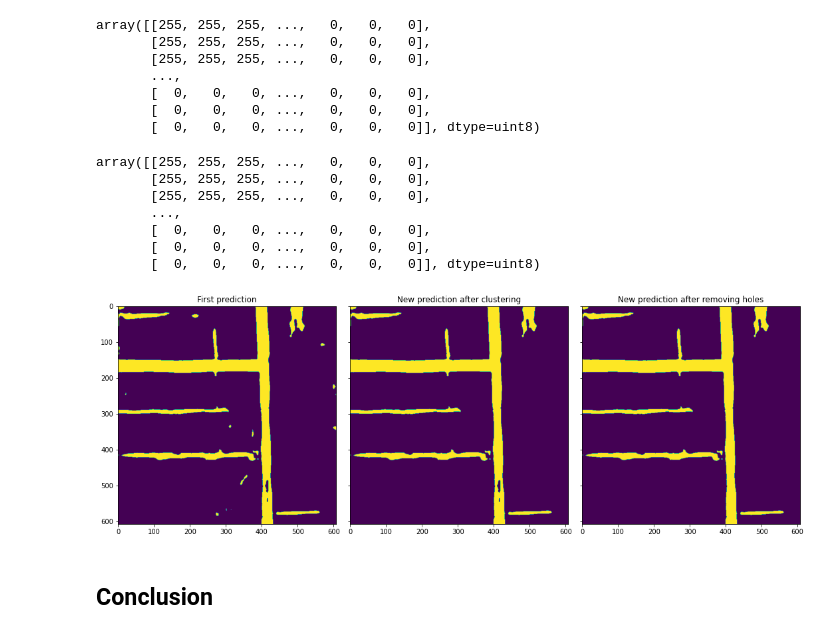
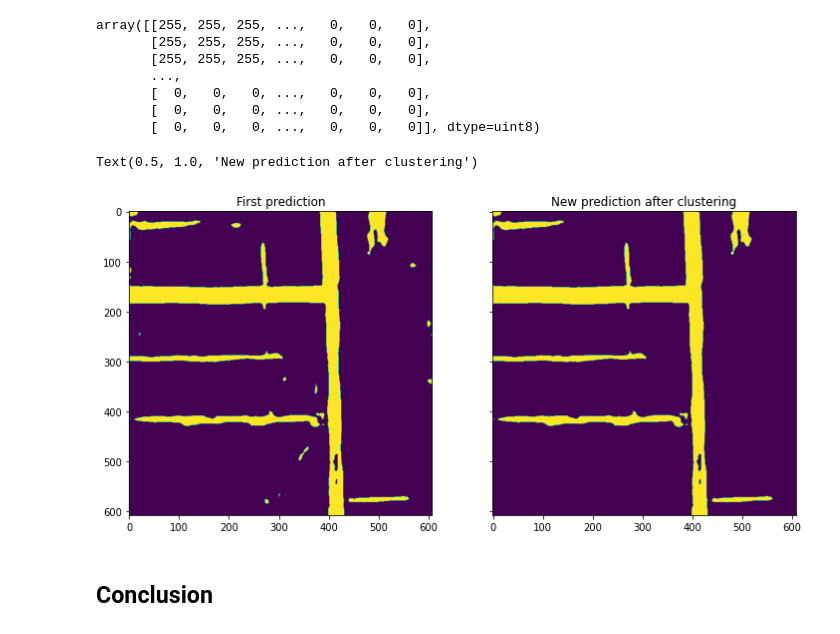
Before and after one commit to Quentin18/road-segmentation, a Jupyter notebook: notebooks/pred_improvement.ipynb, the cells around one changed output. Drawn from its saved outputs; the diff is of its cells as text; code cells hidden in the pictures.

```diff
--- a/notebooks/pred_improvement.ipynb
+++ b/notebooks/pred_improvement.ipynb
@@ -60,7 +57,7 @@ array([[  0,   0],
        [607, 430]])
 # %%
 EPS = 10  # maximum distance between two samples of a cluster
-MIN_NB_POINTS = 1000  # minimum number of points to keep a cluster
+MIN_NB_POINTS = 500  # minimum number of points to keep a cluster
 
 # Clustering
 dbscan = DBSCAN(eps=EPS)
@@ -98,9 +95,9 @@ fig.tight_layout()
 [figure]
 # %%
 # Create new prediction
-new_pred_after_clustering_array = np.zeros_like(pred_array)
-new_pred_after_clustering_array[x_arr[mask], y_arr[mask]] = 255
-new_pred_after_clustering_array
+new_pred_array = np.zeros_like(pred_array)
+new_pred_array[x_arr[mask], y_arr[mask]] = 255
+new_pred_array
 # %% [output]
 array([[255, 255, 255, ...,   0,   0,   0],
        [255, 255, 255, ...,   0,   0,   0],
@@ -109,31 +106,16 @@ array([[255, 255, 255, ...,   0,   0,   0],
        [  0,   0,   0, ...,   0,   0,   0],
        [  0,   0,   0, ...,   0,   0,   0],
        [  0,   0,   0, ...,   0,   0,   0]], dtype=uint8)
-# %%
-# Fill holes
-new_pred_array = np.array(
-    binary_fill_holes(new_pred_after_clustering_array), dtype=np.uint8) * 255
-new_pred_array
-# %% [output]
-array([[255, 255, 255, ...,   0,   0,   0],
-       [255, 255, 255, ...,   0,   0,   0],
-       [255, 255, 255, ...,   0,   0,   0],
-       ...,
-       [  0,   0,   0, ...,   0,   0,   0],
-       [  0,   0,   0, ...,   0,   0,   0],
-       [  0,   0,   0, ...,   0,   0,   0]], dtype=uint8)
 # %%
 # Compare predictions
-fig, ax = plt.subplots(1, 3, figsize=(15, 5), sharex=True, sharey=True)
+fig, ax = plt.subplots(1, 2, figsize=(12, 6), sharex=True, sharey=True)
 ax[0].imshow(pred)
 ax[0].set_title('First prediction')
-ax[1].imshow(new_pred_after_clustering_array)
+ax[1].imshow(new_pred_array)
 ax[1].set_title('New prediction after clustering')
-ax[2].imshow(new_pred_array)
-ax[2].set_title('New prediction after removing holes')
-fig.tight_layout()
 # %% [output]
+Text(0.5, 1.0, 'New prediction after clustering')
-[figure, old version]
+[figure, new version]
 # %% [markdown]
 ## Conclusion
 # %%
```
Also changed, not shown: parts of 4 cells of this notebook, 1 other file.
